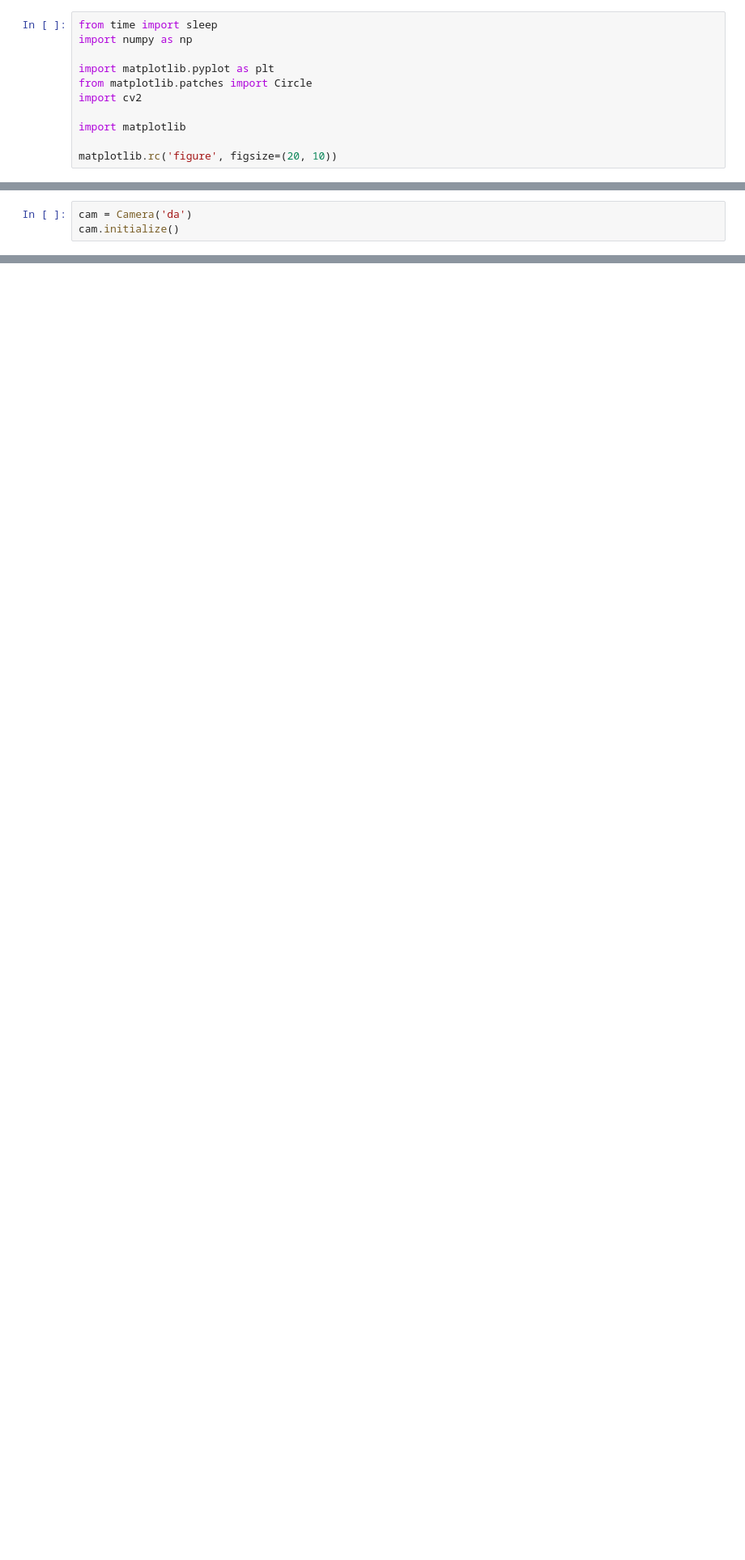
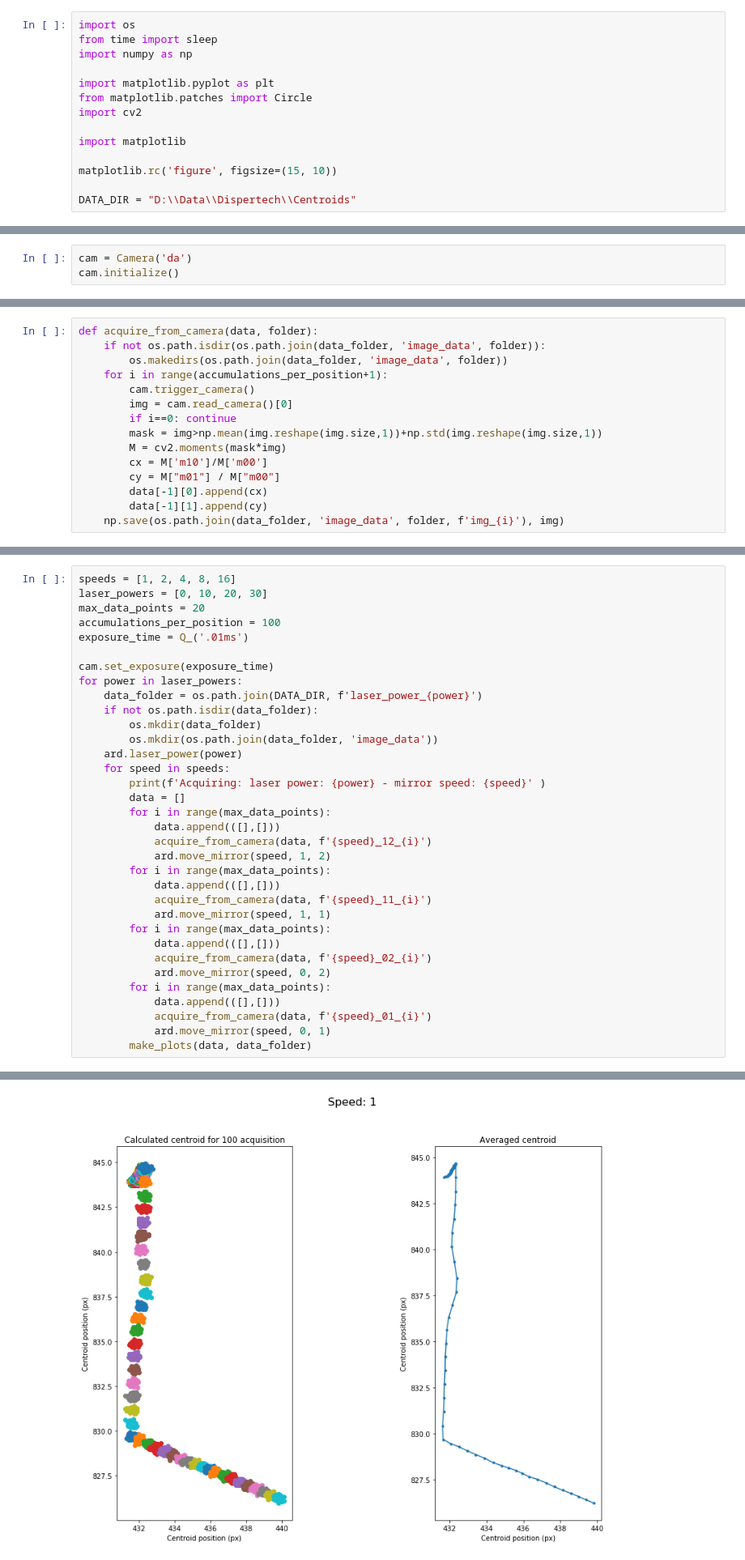
Before and after one commit to aquilesC/DisperPy, a Jupyter notebook: examples/Test_Image_Centroid.ipynb, the cells around one changed output, grey strips where cells are left out. Shown at 81% size. Drawn from its saved outputs; the diff is of its cells as text; blank space fills up the shorter version.

Commit message:
Acquired squares of centroids

```diff
--- a/examples/Test_Image_Centroid.ipynb
+++ b/examples/Test_Image_Centroid.ipynb
@@ -2,6 +2,7 @@
 # Test alignment procedure
 This file is used to test the alignment procedure using the center of the fiber core as a reference and the reflected laser beam.
 # %%
+import os
 from time import sleep
 import numpy as np
 
@@ -11,7 +12,9 @@ import cv2
 
 import matplotlib
 
-matplotlib.rc('figure', figsize=(20, 10))
+matplotlib.rc('figure', figsize=(15, 10))
+
+DATA_DIR = "D:\\Data\\Dispertech\\Centroids"
 # %%
 from dispertech.models.electronics.arduino import ArduinoModel
 from dispertech.models.cameras.basler import Camera
@@ -92 +50,16 @@ acquire_data(e)
+# %%
+def acquire_from_camera(data, folder):
+    if not os.path.isdir(os.path.join(data_folder, 'image_data', folder)):
+        os.makedirs(os.path.join(data_folder, 'image_data', folder))
+    for i in range(accumulations_per_position+1):
+        cam.trigger_camera()
+        img = cam.read_camera()[0]
+        if i==0: continue
+        mask = img>np.mean(img.reshape(img.size,1))+np.std(img.reshape(img.size,1))
+        M = cv2.moments(mask*img)
+        cx = M['m10']/M['m00']
+        cy = M["m01"] / M["m00"]
+        data[-1][0].append(cx)
+        data[-1][1].append(cy)
+    np.save(os.path.join(data_folder, 'image_data', folder, f'img_{i}'), img)
 # %%
@@ -104,0 +86,35 @@ ax[1].set_aspect('equal')
+# %%
+speeds = [1, 2, 4, 8, 16]
+laser_powers = [0, 10, 20, 30]
+max_data_points = 20
+accumulations_per_position = 100
+exposure_time = Q_('.01ms')
+
+cam.set_exposure(exposure_time)
+for power in laser_powers:
+    data_folder = os.path.join(DATA_DIR, f'laser_power_{power}')
+    if not os.path.isdir(data_folder):
+        os.mkdir(data_folder)
+        os.mkdir(os.path.join(data_folder, 'image_data'))
+    ard.laser_power(power)
+    for speed in speeds:
+        print(f'Acquiring: laser power: {power} - mirror speed: {speed}' )
+        data = []
+        for i in range(max_data_points):
+            data.append(([],[]))
+            acquire_from_camera(data, f'{speed}_12_{i}')
+            ard.move_mirror(speed, 1, 2)
+        for i in range(max_data_points):
+            data.append(([],[]))
+            acquire_from_camera(data, f'{speed}_11_{i}')
+            ard.move_mirror(speed, 1, 1)
+        for i in range(max_data_points):
+            data.append(([],[]))
+            acquire_from_camera(data, f'{speed}_02_{i}')
+            ard.move_mirror(speed, 0, 2)
+        for i in range(max_data_points):
+            data.append(([],[]))
+            acquire_from_camera(data, f'{speed}_01_{i}')
+            ard.move_mirror(speed, 0, 1)
+        make_plots(data, data_folder)
+# %% [output]
@@ -104,0 +141 @@ ax[1].set_aspect('equal')
+[figure, added]
```
Also changed, not shown: parts of 14 cells of this notebook.
